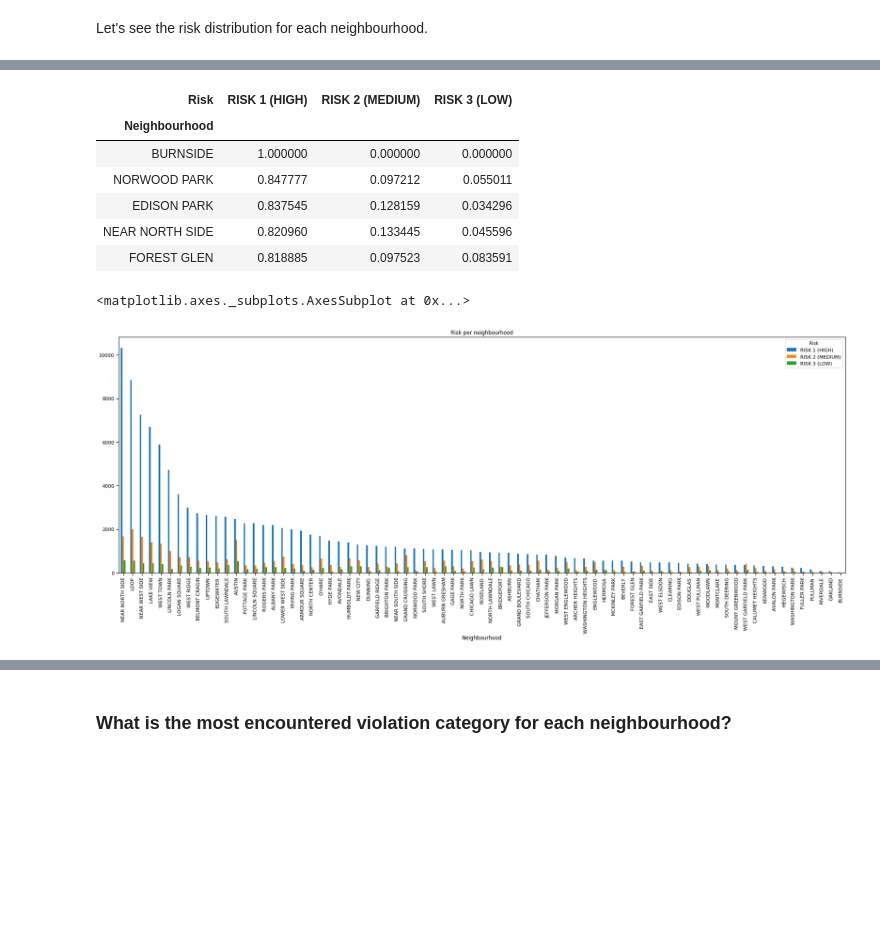
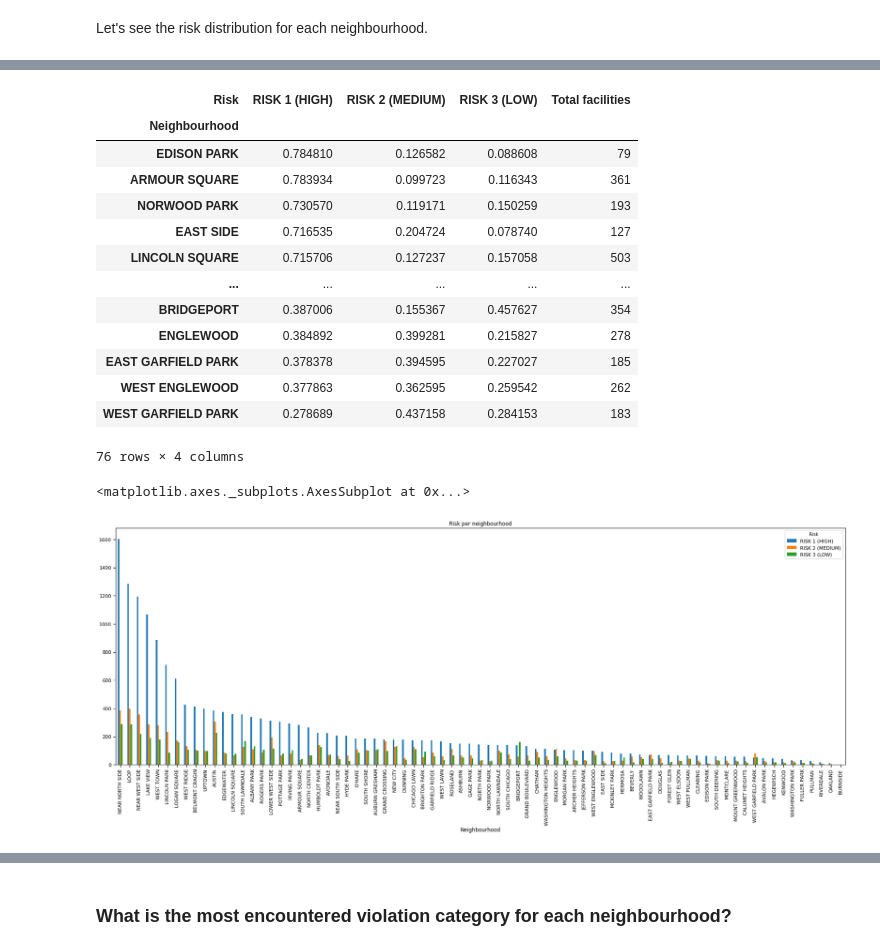
Before and after one commit to Gondolav/ADA-project, a Jupyter notebook: notebook.ipynb, the cells around one changed output, grey strips where cells are left out. Drawn from its saved outputs; the diff is of its cells as text; code cells hidden in the pictures; blank space fills up the shorter version.

```diff
--- a/notebook.ipynb
+++ b/notebook.ipynb
@@ -1027,0 +1014,5 @@ risks_per_hood.head()
+# %%
+# We use drop duplicates as we want to consider each facility just once
+risks_per_hood = df.drop_duplicates('License #').groupby(['Neighbourhood'])['Risk'].value_counts().unstack().drop('ALL', axis=1).fillna(0)
+risks_per_hood = risks_per_hood.apply(lambda x: x.astype(int))
+risks_per_hood.head()
@@ -1041,7 +1040,5 @@ risks_per_hood.head()
 # %%
 risks_per_hood_normalized = risks_per_hood.copy()
-risks_per_hood_normalized['Total inspections'] = risks_per_hood_normalized['RISK 1 (HIGH)'] + \
-                                                 risks_per_hood_normalized['RISK 2 (MEDIUM)'] + \
-                                                 risks_per_hood_normalized['RISK 3 (LOW)']
-risks_per_hood_normalized.head()
+risks_per_hood_normalized['Total facilities'] = risks_per_hood_normalized.sum(axis=1)
+risks_per_hood_normalized
 # %% [output]
@@ -1062,16 +1066,20 @@ most_inspected_neighbourhoods.plot.bar(figsize=(20, 10), title='Inspections per
 # %%
-risks_per_hood_normalized['RISK 1 (HIGH)'] = risks_per_hood_normalized['RISK 1 (HIGH)'] / risks_per_hood_normalized['Total inspections']
-risks_per_hood_normalized['RISK 2 (MEDIUM)'] = risks_per_hood_normalized['RISK 2 (MEDIUM)'] / risks_per_hood_normalized['Total inspections']
-risks_per_hood_normalized['RISK 3 (LOW)'] = risks_per_hood_normalized['RISK 3 (LOW)'] / risks_per_hood_normalized['Total inspections']
-risks_per_hood_normalized.drop('Total inspections', axis=1, inplace=True)
-risks_per_hood_normalized.sort_values(['RISK 1 (HIGH)', 'RISK 2 (MEDIUM)', 'RISK 3 (LOW)'], axis=0, ascending=False).head()
+risks_per_hood_normalized[['RISK 1 (HIGH)', 'RISK 2 (MEDIUM)', 'RISK 3 (LOW)']] = risks_per_hood_normalized[['RISK 1 (HIGH)', 'RISK 2 (MEDIUM)', 'RISK 3 (LOW)']].div(risks_per_hood_normalized['Total facilities'], axis=0)
+risks_per_hood_normalized.sort_values(['RISK 1 (HIGH)', 'RISK 2 (MEDIUM)', 'RISK 3 (LOW)'], axis=0, ascending=False).iloc[1:]
 # %% [output]
-| Risk | RISK 1 (HIGH) | RISK 2 (MEDIUM) | RISK 3 (LOW) |
-| Neighbourhood |  |  |  |
-| BURNSIDE | 1.000000 | 0.000000 | 0.000000 |
-| NORWOOD PARK | 0.847777 | 0.097212 | 0.055011 |
-| EDISON PARK | 0.837545 | 0.128159 | 0.034296 |
-| NEAR NORTH SIDE | 0.820960 | 0.133445 | 0.045596 |
-| FOREST GLEN | 0.818885 | 0.097523 | 0.083591 |
+| Risk | RISK 1 (HIGH) | RISK 2 (MEDIUM) | RISK 3 (LOW) | Total facilities |
+| Neighbourhood |  |  |  |  |
+| EDISON PARK | 0.784810 | 0.126582 | 0.088608 | 79 |
+| ARMOUR SQUARE | 0.783934 | 0.099723 | 0.116343 | 361 |
+| NORWOOD PARK | 0.730570 | 0.119171 | 0.150259 | 193 |
+| EAST SIDE | 0.716535 | 0.204724 | 0.078740 | 127 |
+| LINCOLN SQUARE | 0.715706 | 0.127237 | 0.157058 | 503 |
+| ... | ... | ... | ... | ... |
+| BRIDGEPORT | 0.387006 | 0.155367 | 0.457627 | 354 |
+| ENGLEWOOD | 0.384892 | 0.399281 | 0.215827 | 278 |
+| EAST GARFIELD PARK | 0.378378 | 0.394595 | 0.227027 | 185 |
+| WEST ENGLEWOOD | 0.377863 | 0.362595 | 0.259542 | 262 |
+| WEST GARFIELD PARK | 0.278689 | 0.437158 | 0.284153 | 183 |
+76 rows × 4 columns
 # %%
 # We store it sorted in ascending fashion to have nicer plots.
@@ -1080,7 +1089,7 @@ risks_per_hood_normalized = risks_per_hood_normalized.sort_values(['RISK 1 (HIGH
 risks_per_hood.plot.bar(figsize=(30, 10), title='Risk per neighbourhood')
 # %% [output]
 <matplotlib.axes._subplots.AxesSubplot at 0x...>
-[figure, old version]
+[figure, new version]
 # %%
 risks_per_hood_normalized.plot.bar(figsize=(30, 10), title='Risk per neighbourhood in %')
 # %% [output]
```
Also changed, not shown: parts of 13 cells of this notebook.
